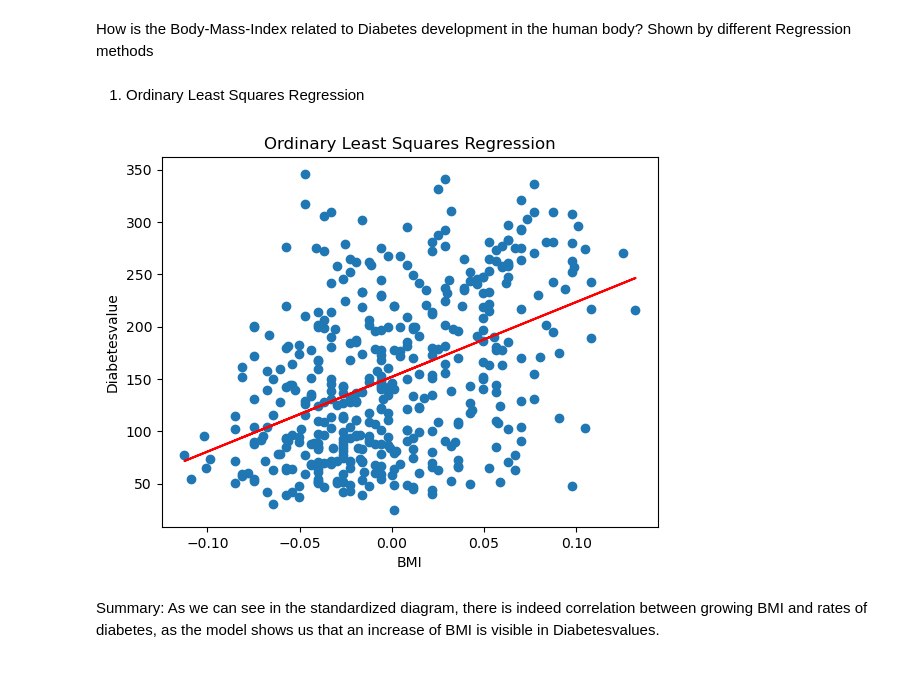
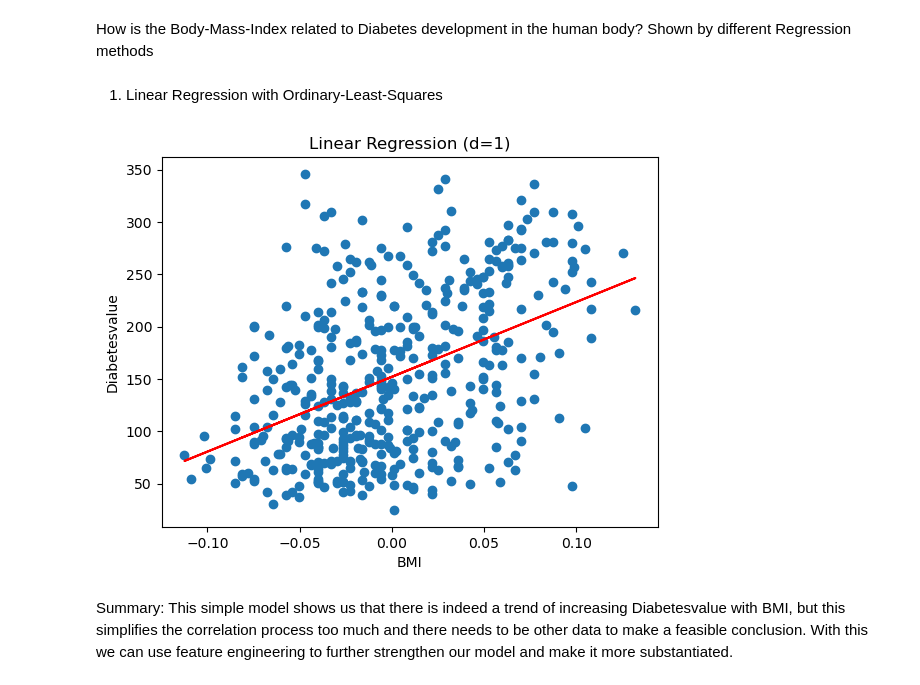
Before and after one commit to mszeyrek1/mlprojects, a Jupyter notebook: bmi-diabetes-regression.ipynb, the cells around one changed output. Cells and saved outputs as stored; diff of their text form; code cells hidden in the pictures.

Commit message:
Tweaking hyperparameter: Impact on OLS Regression model

```diff
--- a/bmi-diabetes-regression.ipynb
+++ b/bmi-diabetes-regression.ipynb
@@ -2,34 +2,37 @@
 How is the Body-Mass-Index related to Diabetes development in the human body?
 Shown by different Regression methods
 # %% [markdown]
-1. Ordinary Least Squares Regression
+1. Linear Regression with Ordinary-Least-Squares
 # %%
+from matplotlib.pylab import solve
 import numpy as np
 import matplotlib.pyplot as plt
 from sklearn.datasets import load_diabetes
 
 # Load the diabetes dataset
 diabetes = load_diabetes()
 X = diabetes.data[:,3]
 y = diabetes.target
-
-def ordinary_least_squares(X, y):
-    xsum = np.sum(X*y)
-    x2sum = np.sum(X**2)
-    w = xsum / x2sum
-    b = np.mean(y) - w * np.mean(X)
-    y_pred = w * X + b
-    return w, y_pred
+def phi(X, d):
+    N = X.shape[0]
+    Phi = np.ones((N, d + 1))
+    for i in range(1, d + 1):
+        Phi[:, i] = X ** i
+    return Phi
+def linear_regression(X, y, d):
+    X = phi(X, d)
+    w_ml = solve(X.T @ X, X.T @ y)
+    return w_ml
 
 def plot_regression(X, y, y_pred, title):
     plt.scatter(X, y)
     plt.plot(X, y_pred, color='red')
     plt.xlabel('BMI')
     plt.ylabel('Diabetesvalue')
     plt.title(title)
     plt.show()
-plot_regression(X, y, ordinary_least_squares(X, y)[1], 'Ordinary Least Squares Regression')
+plot_regression(X, y, linear_regression(X, y, 1) @ phi(X, 1).T, 'Linear Regression (d=1)')
 # %% [output]
-[figure, old version]
+[figure, new version]
 # %% [markdown]
-Summary: As we can see in the standardized diagram, there is indeed correlation between growing BMI and rates of diabetes, as the model shows us that an increase of BMI is visible in Diabetesvalues.
+Summary: This simple model shows us that there is indeed a trend of increasing Diabetesvalue with BMI, but this simplifies the correlation process too much and there needs to be other data to make a feasible conclusion. With this we can use feature engineering to further strengthen our model and make it more substantiated.
```
Also changed, not shown: parts of 4 cells of this notebook.
